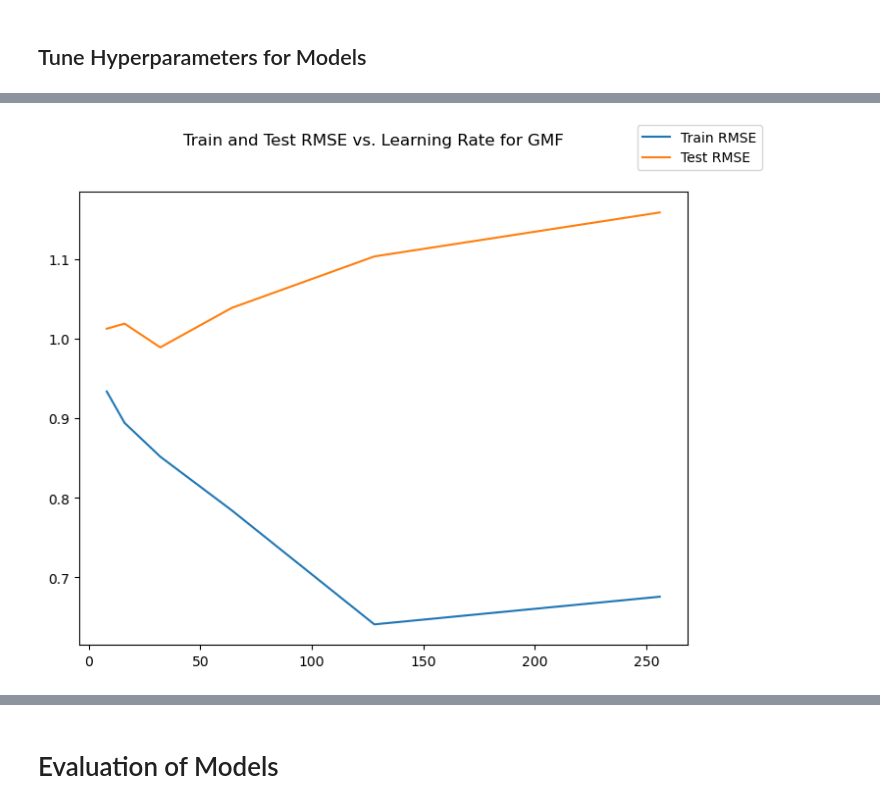
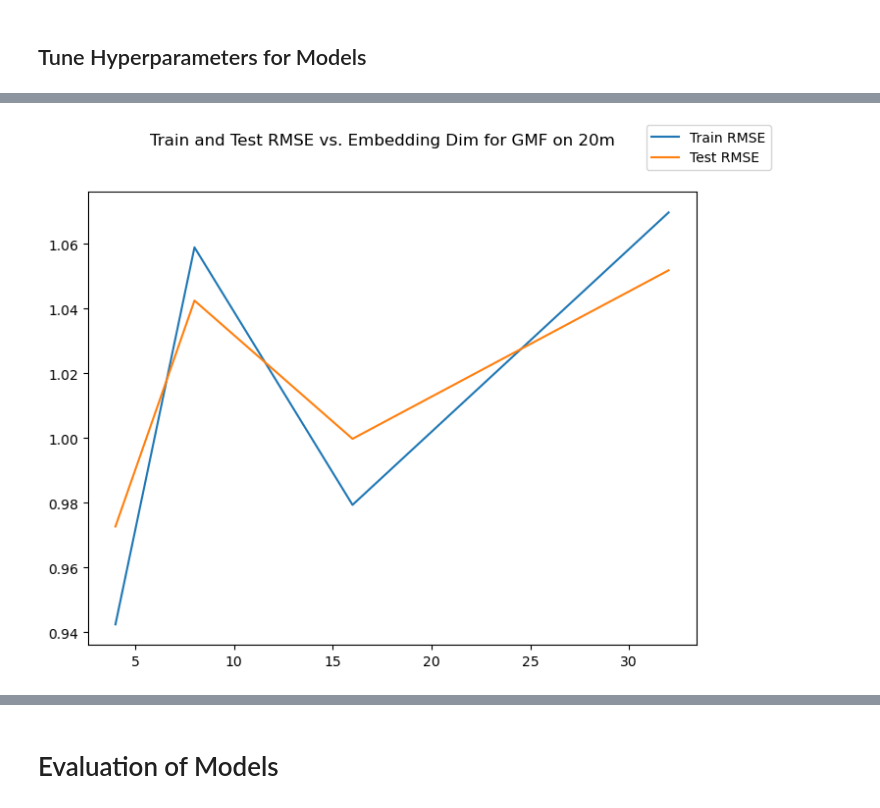
Before and after one commit to treeahsee/Neural_Collab_Filter, a Jupyter notebook: tuning_experiments.ipynb, the cells around one changed output, grey strips where cells are left out. Saved outputs shown, nothing was run; the diff lists cells and outputs as text; code cells hidden in the pictures.

```diff
--- a/tuning_experiments.ipynb
+++ b/tuning_experiments.ipynb
@@ -53,6 +53,25 @@ test = MovielensDataset(users=test['user_id'], movies=test['movie_id'], ratings
 
 train_dataloader = DataLoader(train, batch_size=batch_size, shuffle=True, num_workers=4)
 test_dataloader = DataLoader(test, batch_size=batch_size, shuffle=True, num_workers= 4)
+# %%
+def plot_learning_curve(param_history, curves, title='Training Curve', save=False):
+    """Plot learning curves for a given model's tuning history
+
+    curves -- a dictionary from a curve label to its historical data. The length of the curve history should be equal
+              to the length of param_history
+    """
+    fig, ax = plt.subplots(figsize=(8, 6))
+    curve_labels = curves.keys()
+    for curve_label in curve_labels:
+        curve_data = curves[curve_label]
+        ax.plot(param_history, curve_data, label=curve_label)
+
+    fig.suptitle(title)
+    fig.legend()
+    if save:
+        t = title.lower().replace(" ", "-").replace(".","")
+        fig.savefig(f"images/{t}.png")
+    fig.show()
 # %% [markdown]
 ## Tune Hyperparameters for Models
 # %%
@@ -178,16 +220,0 @@ Best Test RMSE: 0.9853431289335698
-# %%
-def plot_learning_curve(param_history, curves, title='Training Curve'):
-    """Plot learning curves for a given model's tuning history
-
-    curves -- a dictionary from a curve label to its historical data. The length of the curve history should be equal
-              to the length of param_history
-    """
-    fig, ax = plt.subplots(figsize=(8, 6))
-    curve_labels = curves.keys()
-    for curve_label in curve_labels:
-        curve_data = curves[curve_label]
-        ax.plot(param_history, curve_data, label=curve_label)
-
-    fig.suptitle(title)
-    fig.legend()
-    fig.show()
@@ -198,3 +221,6 @@ plot_learning_curve(gmf_lr_history, gmf_lr_curves, "Train and Test RMSE vs. Lear
 # %%
 gmf_dim, gmf_model, gmf_dim_history, gmf_dim_curves = tune_dims('gmf')
+title = f"Train and Test RMSE vs. Embedding Dim for GMF on {dataset}"
+plot_learning_curve(gmf_dim_history, gmf_dim_curves, title, True)
+print(f"Best Embedding Dimension for GMF on {dataset}", gmf_dim)
 # %% [output]
@@ -218,4 +244 @@ Best Test RMSE: 1.103052861700865
+[figure, added]
-# %%
-plot_learning_curve(gmf_dim_history, gmf_dim_curves, "Train and Test RMSE vs. Learning Rate for GMF")
-# %% [output]
-[figure, removed]
```
Also changed, not shown: parts of 21 cells of this notebook, 16 other files.
